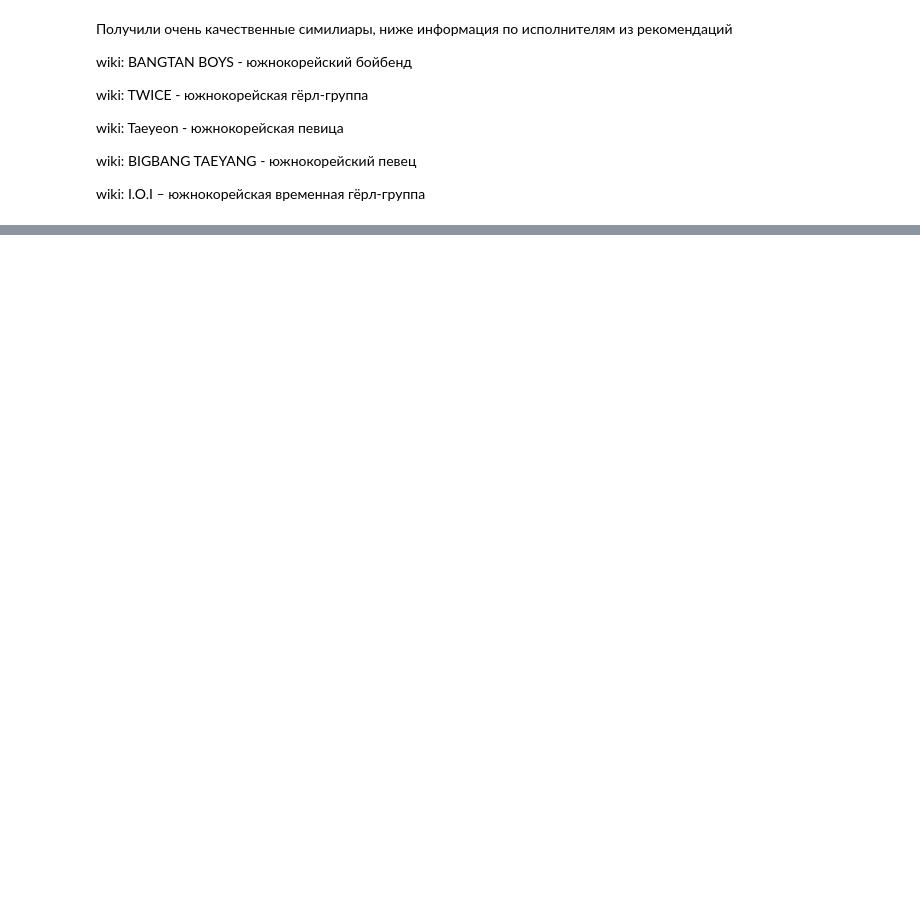
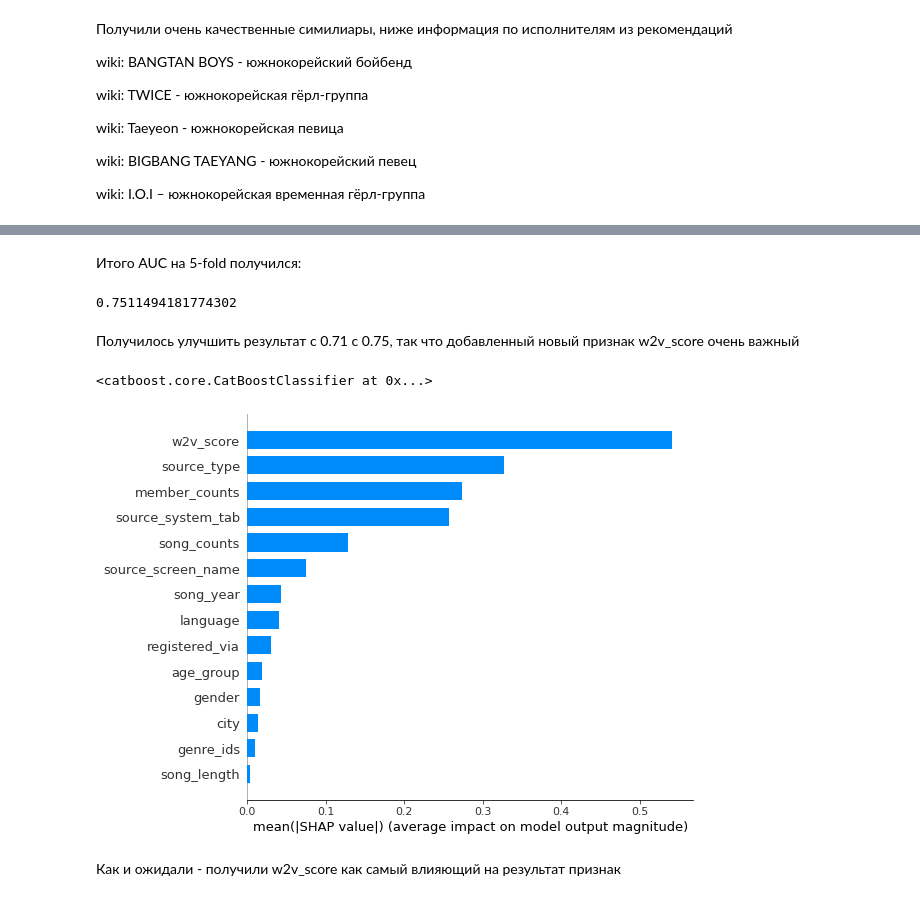
Before and after one commit to B1boid/RecSys, a Jupyter notebook: hw2/main.ipynb, the cells around one changed output, grey strips where cells are left out. Drawn from its saved outputs; the diff is of its cells as text; code cells hidden in the pictures; blank space fills up the shorter version.

```diff
--- a/hw2/main.ipynb
+++ b/hw2/main.ipynb
@@ -428,0 +449,6 @@ wiki: I.O.I – южнокорейская временная гёрл-груп
+# %%
+user_emb = emb_train.msno.apply(get_user_emb)
+song_emb = emb_train.song_id.apply(get_song_emb)
+# %%
+score = (np.vstack(user_emb) * np.vstack(song_emb)).mean(axis=1)
+score
@@ -428,0 +464,5 @@ wiki: I.O.I – южнокорейская временная гёрл-груп
+# %%
+dataset_train['w2v_score'] = score
+pool_with_w2v = Pool(data=dataset_train, label=y, cat_features=cat_features, has_header=True)
+cv_data = cv(params = best_params, pool = pool_with_w2v, fold_count = 5)
+cv_data
@@ -428,0 +500,23 @@ wiki: I.O.I – южнокорейская временная гёрл-груп
+# %% [markdown]
+Итого AUC на 5-fold получился:
+# %%
+cv_data.iloc[-1]['test-AUC-mean']
+# %% [output]
+0.7511494181774302
+# %% [markdown]
+Получилось улучшить результат с 0.71 с 0.75, так что добавленный новый признак w2v_score очень важный
+# %%
+model = CatBoostClassifier(**best_params, verbose=False)
+model.fit(pool_with_w2v)
+# %% [output]
+<catboost.core.CatBoostClassifier at 0x...>
+# %%
+import shap
+
+shap_values = shap.TreeExplainer(model).shap_values(dataset_train)
+
+shap.summary_plot(shap_values, dataset_train, plot_type="bar")
+# %% [output]
+[figure, added]
+# %% [markdown]
+Как и ожидали - получили w2v_score как самый влияющий на результат признак
```
Also changed, not shown: parts of 13 cells of this notebook.
